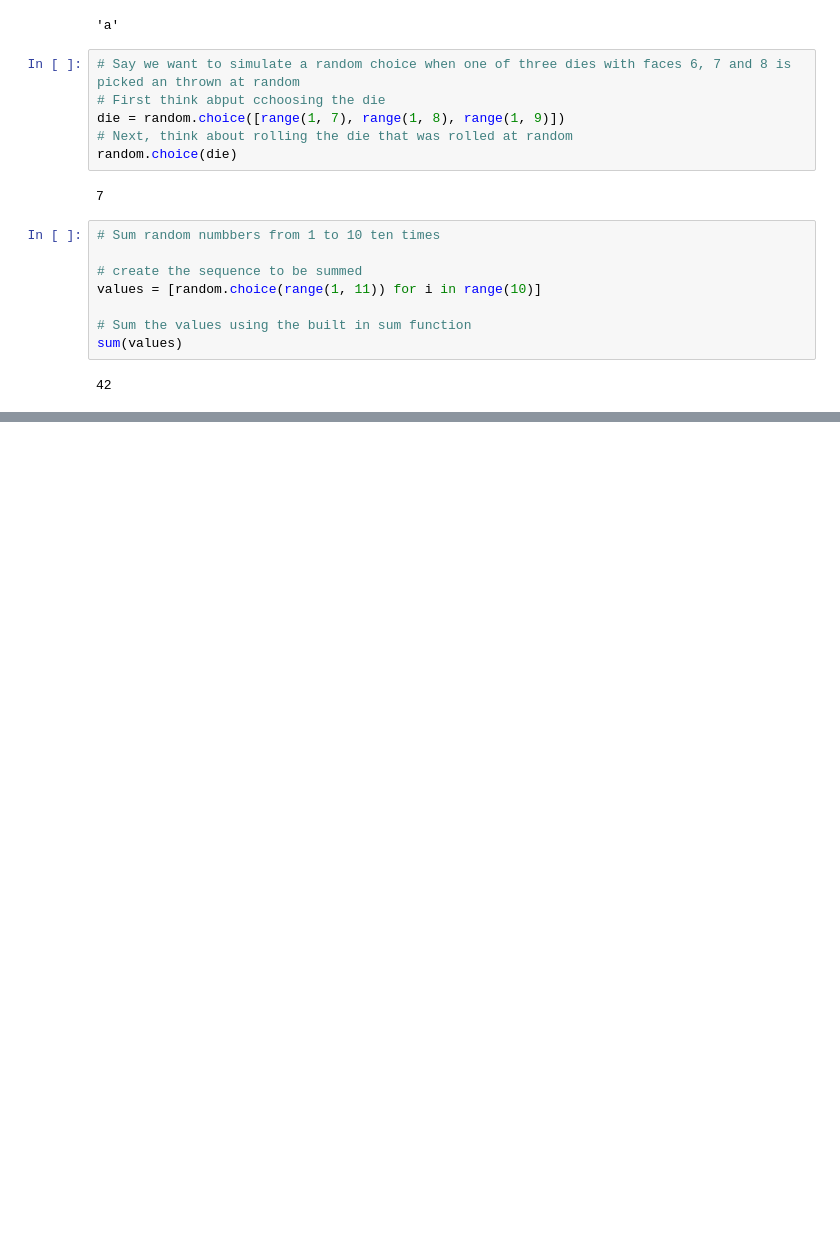
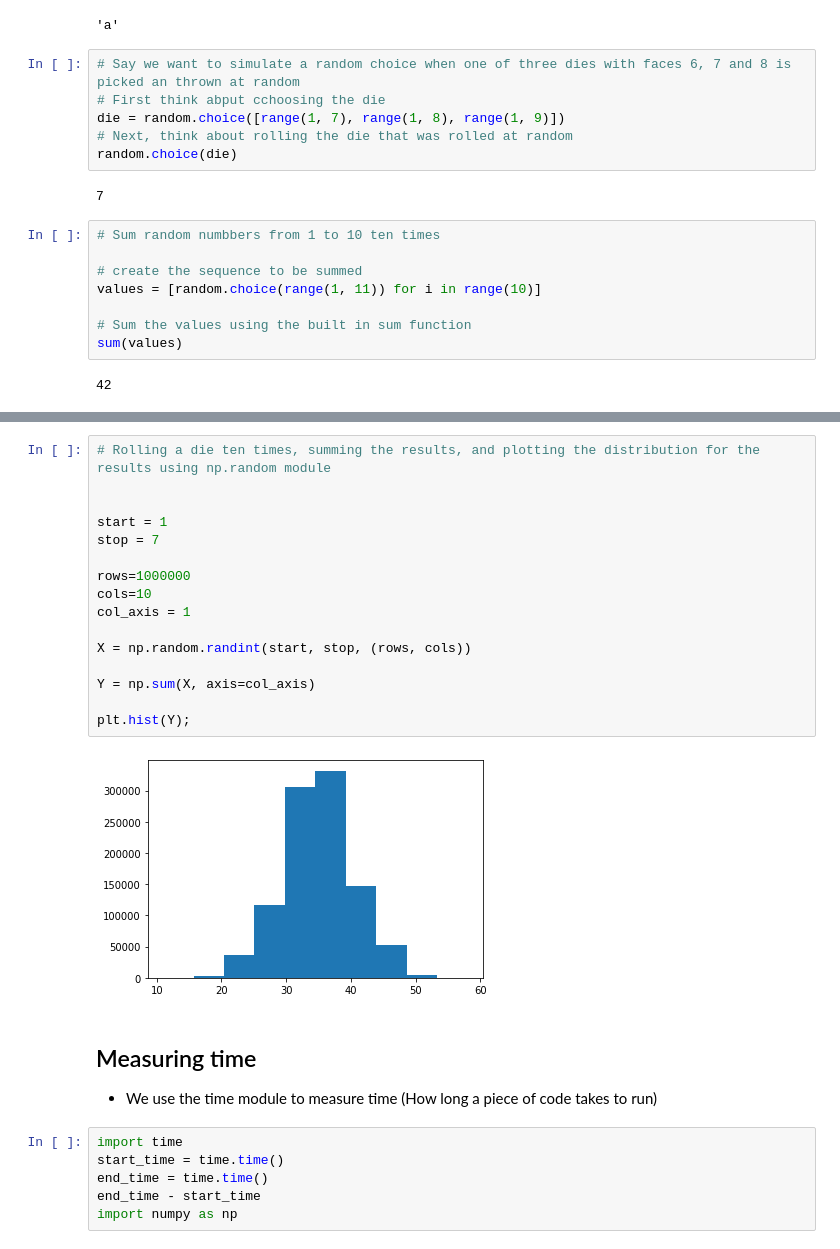
Before and after one commit to samuelatuma1/PythonForRx, a Jupyter notebook: scope_rules.ipynb, the cells around one changed output, grey strips where cells are left out. Cells and saved outputs as stored; diff of their text form; blank space fills up the shorter version.

```diff
--- a/scope_rules.ipynb
+++ b/scope_rules.ipynb
@@ -859,0 +956,27 @@ sum(values)
+# %%
+# Rolling a die ten times, summing the results, and plotting the distribution for the results using np.random module
+
+
+start = 1
+stop = 7
+
+rows=1000000
+cols=10
+col_axis = 1
+
+X = np.random.randint(start, stop, (rows, cols))
+
+Y = np.sum(X, axis=col_axis)
+
+plt.hist(Y);
+# %% [output]
+[figure, added]
+# %% [markdown]
+##  Measuring time
+* We use the time module to measure time (How long a piece of code takes to run)
+# %%
+import time
+start_time = time.time()
+end_time = time.time()
+end_time - start_time
+import numpy as np
```
Also changed, not shown: parts of 26 cells of this notebook, 2 other files.
